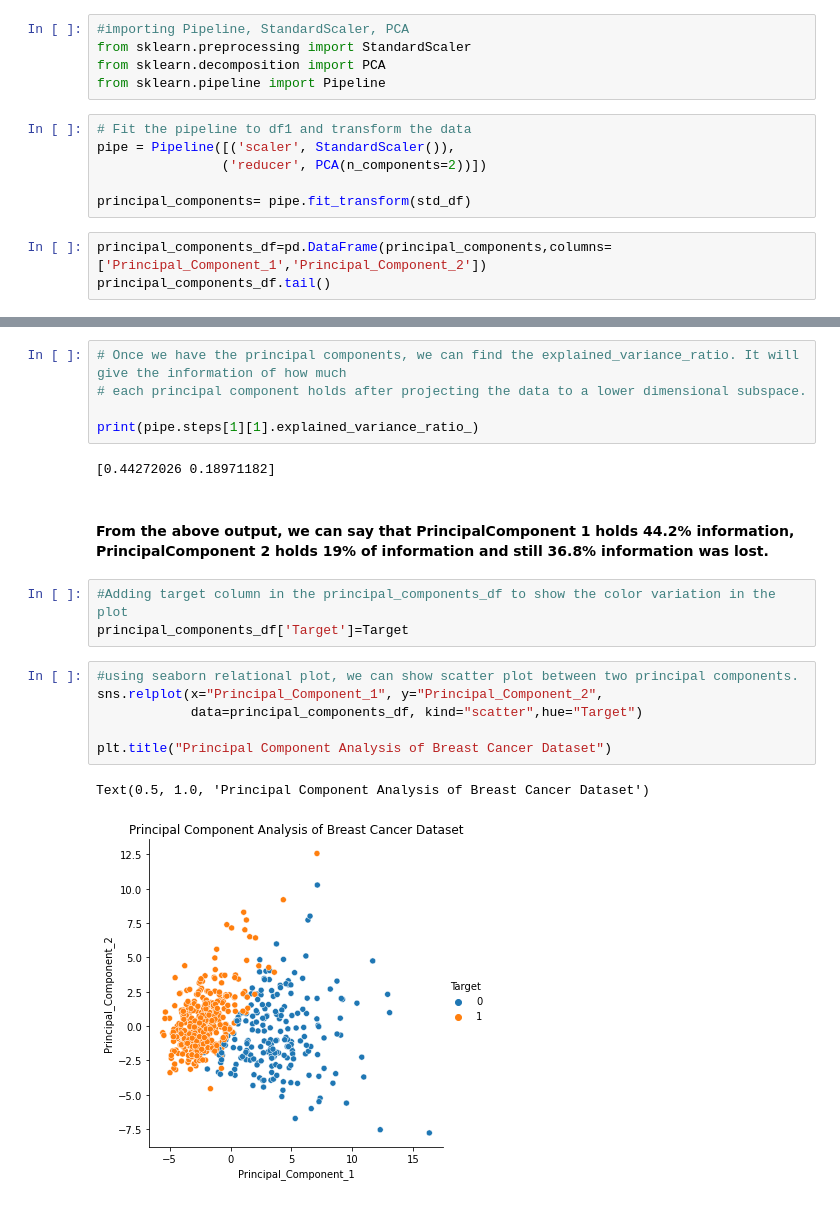
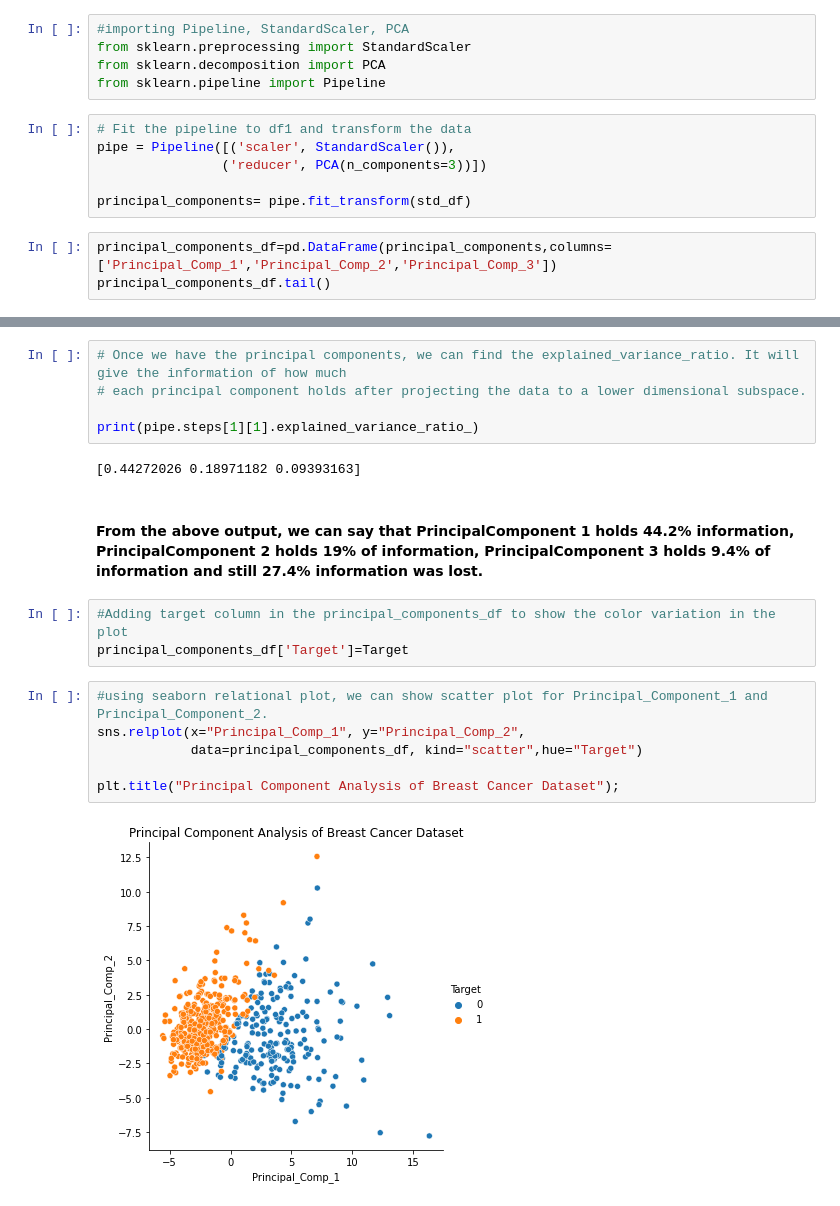
Before and after one commit to mangaioct6/Linear_Algebra_Week10, a Jupyter notebook: Linear Algebra HW.ipynb, the cells around one changed output, grey strips where cells are left out. Cells and saved outputs as stored; diff of their text form.

```diff
--- a/Linear Algebra HW.ipynb
+++ b/Linear Algebra HW.ipynb
@@ -460,10 +466,10 @@ from sklearn.pipeline import Pipeline
 # %%
 # Fit the pipeline to df1 and transform the data
 pipe = Pipeline([('scaler', StandardScaler()),
-                ('reducer', PCA(n_components=2))])
+                ('reducer', PCA(n_components=3))])
 
 principal_components= pipe.fit_transform(std_df)
 # %%
-principal_components_df=pd.DataFrame(principal_components,columns=['Principal_Component_1','Principal_Component_2'])
+principal_components_df=pd.DataFrame(principal_components,columns=['Principal_Comp_1','Principal_Comp_2','Principal_Comp_3'])
 principal_components_df.tail()
 # %% [output]
@@ -479,18 +493,17 @@ principal_components_df.tail()
 
 print(pipe.steps[1][1].explained_variance_ratio_)
 # %% [output]
-[0.44272026 0.18971182]
+[0.44272026 0.18971182 0.09393163]
 # %% [markdown]
-#### From the above output, we can say that PrincipalComponent 1 holds 44.2% information, PrincipalComponent 2 holds 19% of information and still 36.8% information was lost.
+#### From the above output, we can say that PrincipalComponent 1 holds 44.2% information, PrincipalComponent 2 holds 19% of information, PrincipalComponent 3 holds 9.4% of information and still 27.4% information was lost.
 # %%
 #Adding target column in the principal_components_df to show the color variation in the plot
 principal_components_df['Target']=Target
 # %%
-#using seaborn relational plot, we can show scatter plot between two principal components.
-sns.relplot(x="Principal_Component_1", y="Principal_Component_2",
+#using seaborn relational plot, we can show scatter plot for Principal_Component_1 and Principal_Component_2.
+sns.relplot(x="Principal_Comp_1", y="Principal_Comp_2",
             data=principal_components_df, kind="scatter",hue="Target")
 
-plt.title("Principal Component Analysis of Breast Cancer Dataset")
+plt.title("Principal Component Analysis of Breast Cancer Dataset");
 # %% [output]
-Text(0.5, 1.0, 'Principal Component Analysis of Breast Cancer Dataset')
-[figure, old version]
+[figure, new version]
```
Also changed, not shown: parts of 13 cells of this notebook.
